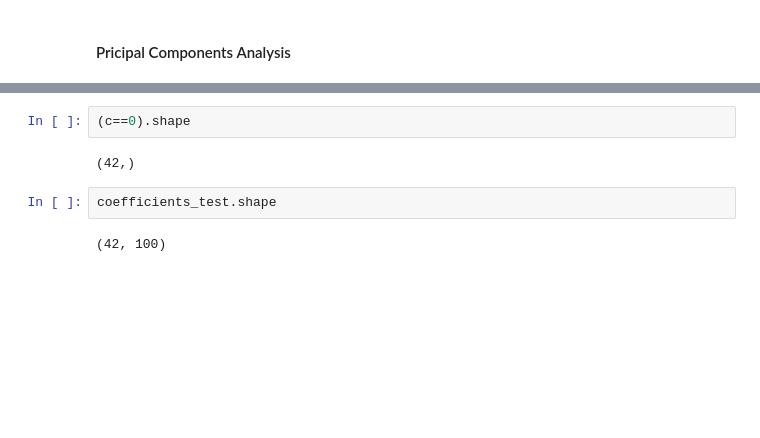
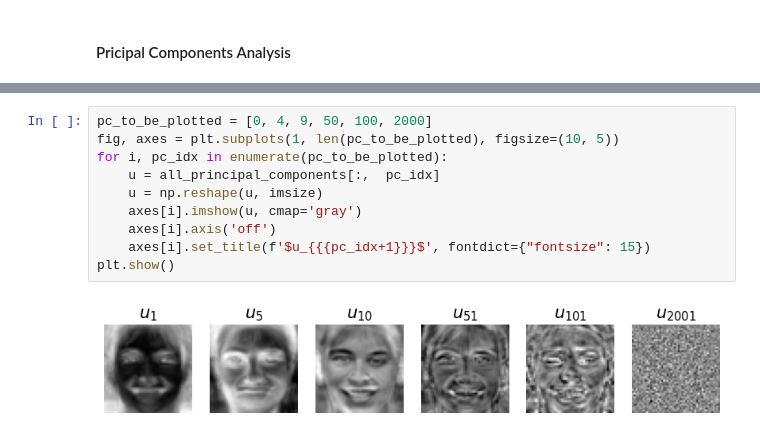
Before and after one commit to PongsiriH/IntroductionToArtificialIntelligence_iStem, a Jupyter notebook: Principal Component Analysis/pca-face-dataset.ipynb, the cells around one changed output, grey strips where cells are left out. Cells and saved outputs as stored; diff of their text form; blank space fills up the shorter version.

```diff
--- a/Principal Component Analysis/pca-face-dataset.ipynb
+++ b/Principal Component Analysis/pca-face-dataset.ipynb
@@ -92,8 +52,12 @@ plot_different_pcs(X, num_pcs)
-# %%
-(c==0).shape
-# %% [output]
-(42,)
-# %%
-coefficients_test.shape
-# %% [output]
-(42, 100)
+# %%
+pc_to_be_plotted = [0, 4, 9, 50, 100, 2000]
+fig, axes = plt.subplots(1, len(pc_to_be_plotted), figsize=(10, 5))
+for i, pc_idx in enumerate(pc_to_be_plotted):
+    u = all_principal_components[:,  pc_idx]
+    u = np.reshape(u, imsize)
+    axes[i].imshow(u, cmap='gray')
+    axes[i].axis('off')
+    axes[i].set_title(f'$u_{{{pc_idx+1}}}$', fontdict={"fontsize": 15})
+plt.show()
+# %% [output]
+[figure, added]
```
Also changed, not shown: parts of 13 cells of this notebook, 8 other files.
